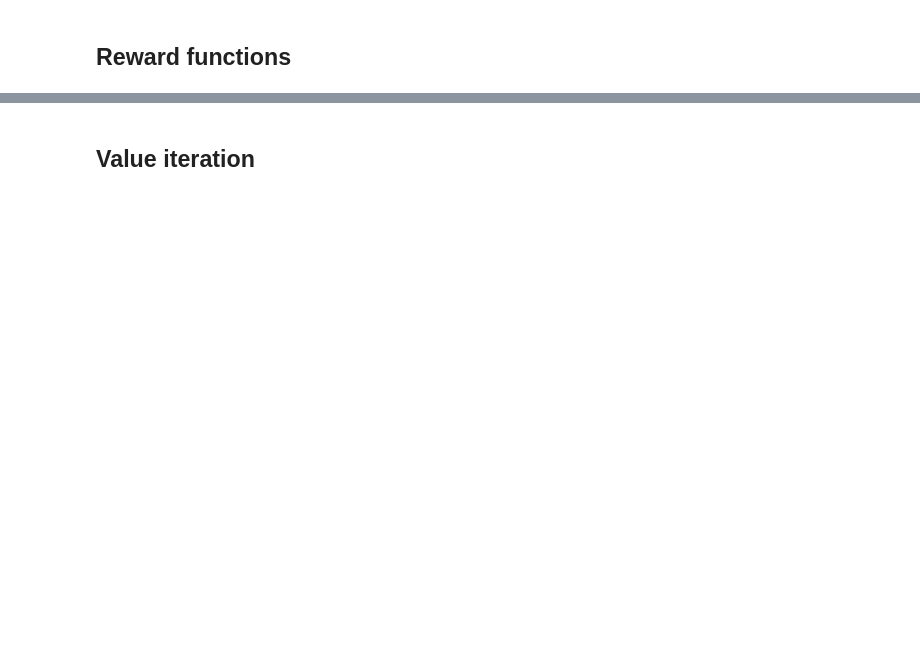
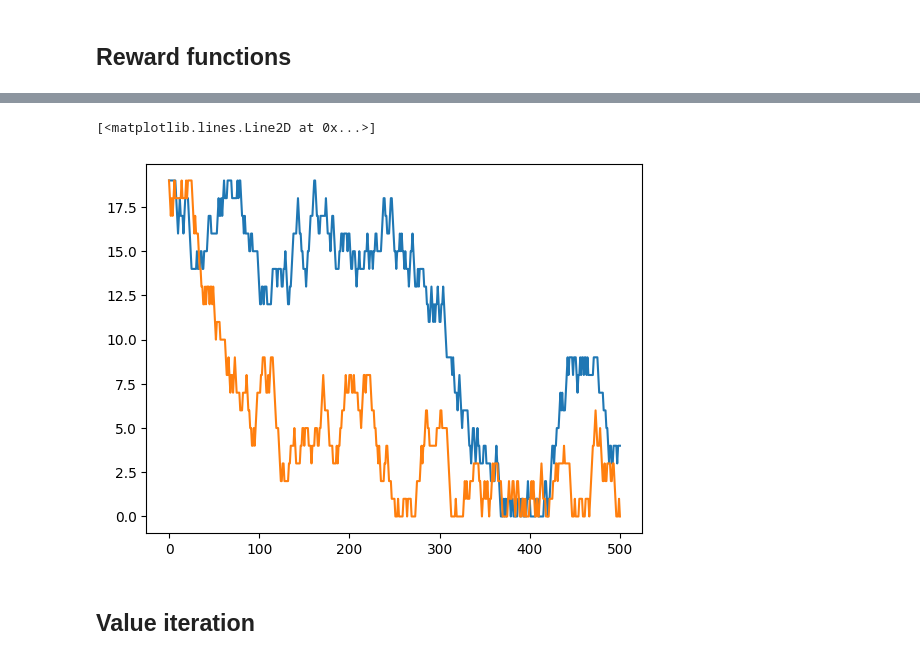
Before and after one commit to nicktfranklin/thread_the_needle, a Jupyter notebook: State_Inference_Network.ipynb, the cells around one changed output, grey strips where cells are left out. Saved outputs shown, nothing was run; the diff lists cells and outputs as text; code cells hidden in the pictures; blank space fills up the shorter version.

```diff
--- a/State_Inference_Network.ipynb
+++ b/State_Inference_Network.ipynb
@@ -383,0 +420,8 @@ walk_rewards = [rewards.get(s, 0) for s in walk]
+# %%
+def f(s):
+    return observation_model.get_grid_coords(s)
+successor_counts = {s0: set([]) for s0 in range(400)}
+for ii, s0 in enumerate(walk):
+    if ii < len(walk) - 1:
+        successor_counts[s0].add(walk[ii + 1])
+successor_counts
@@ -384,3 +466,11 @@ walk_rewards = [rewards.get(s, 0) for s in walk]
+# %%
+#
+walk_coords = np.array([observation_model.get_grid_coords(s0) for s0 in walk])
+plt.plot(walk_coords[:, 0])
+plt.plot(walk_coords[:, 1])
+# %% [output]
+[<matplotlib.lines.Line2D at 0x...>]
+[figure, added]
 # %% [markdown]
 ## Value iteration
 # %%
```
Also changed, not shown: parts of 18 cells of this notebook, 2 other files.
